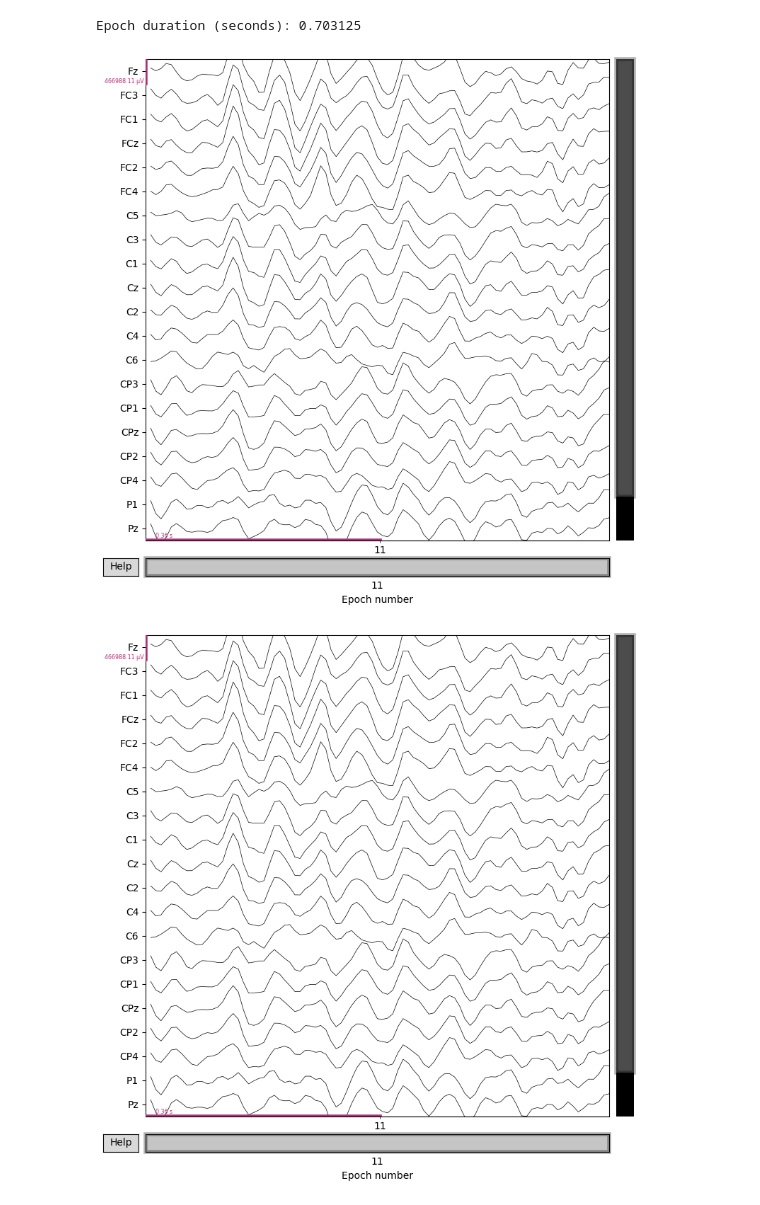
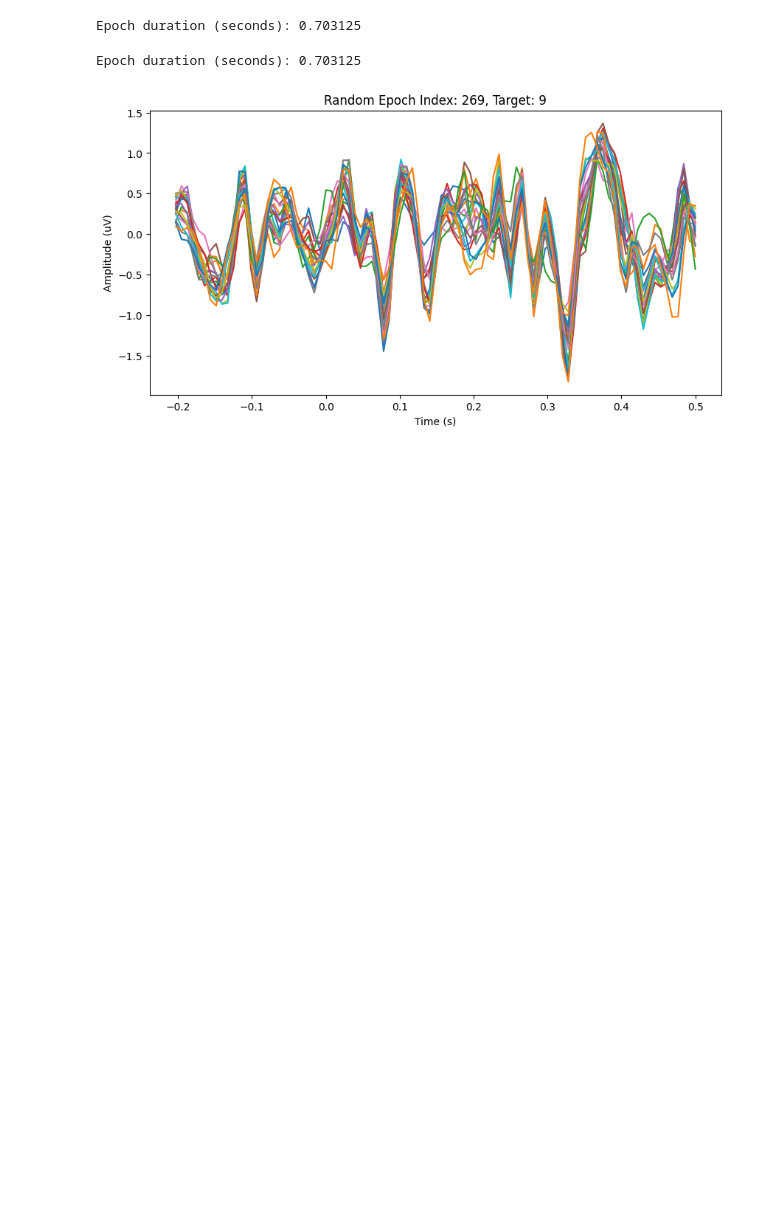
Before and after one commit to PraKesEy/EEGNetReplication, a Jupyter notebook: notebooks/02_preprocessing_pipeline.ipynb, the cells around one changed output. Drawn from its saved outputs; the diff is of its cells as text; code cells hidden in the pictures; blank space fills up the shorter version.

Commit message:
Update how the epochs were broken down

```diff
--- a/notebooks/02_preprocessing_pipeline.ipynb
+++ b/notebooks/02_preprocessing_pipeline.ipynb
@@ -290,8 +290,11 @@ Used Annotations descriptions: [np.str_('1023'), np.str_('1072'), np.str_('276')
 [figure]
 [figure]
 # %%
-# Break the data into segments using start of trial markers
-epochsT = mne.Epochs(rawA01T_std, eventsT, event_id={'Start of a trial': 6}, baseline=None, preload=True)
+# Break the data into trials using cue onset markers
+epocsT_std = mne.Epochs(rawA01T_std, eventsT, event_id={'Cue onset left (class 1)': 7,
+                                                        'Cue onset right (class 2)': 8,
+                                                        'Cue onset foot (class 3)': 9,
+                                                        'Cue onset tongue (class 4)': 10}, baseline=None, preload=True)
 # %% [output]
 Not setting metadata
 288 matching events found
@@ -301,8 +304,8 @@ Using data from preloaded Raw for 288 events and 91 original time points ...
 0 bad epochs dropped
 # %%
 # Convert epochs to numpy arrays for model input
-X_train = epochsT.get_data()  # Shape: (n_epochs, n_channels, n_times)
-y_train = epochsT.events[:, -1]  # Extract labels from events
+X_train = epocsT_std.get_data()  # Shape: (n_epochs, n_channels, n_times)
+y_train = epocsT_std.events[:, -1]  # Extract labels from events
 print("Training data shape:", X_train.shape)
 print("Training labels shape:", y_train.shape)
 # %% [output]
@@ -315,8 +318,19 @@ print("Epoch duration (seconds):", epoch_duration)
 # %% [output]
 Epoch duration (seconds): 0.703125
 # %%
-# Plot one epoch to verify
-epochsT[2].plot(scalings='auto', title='Epochs from A01T', show=True, block=True)
+# Plot epoch vs target for a random epochs
+epoch_duration = epocsT_std.times[-1] - epocsT_std.times[0]
+print("Epoch duration (seconds):", epoch_duration)
+import random
+import matplotlib.pyplot as plt
+n_epochs = X_train.shape[0]
+random_epoch_idx = random.randint(0, n_epochs - 1)
+plt.figure(figsize=(10, 5))
+plt.plot(epocsT_std.times, X_train[random_epoch_idx].T)
+plt.title(f'Random Epoch Index: {random_epoch_idx}, Target: {y_train[random_epoch_idx]}')
+plt.xlabel('Time (s)')
+plt.ylabel('Amplitude (uV)')
+plt.show()
 # %% [output]
+Epoch duration (seconds): 0.703125
-[figure, old version]
+[figure, new version]
-[figure, removed]
```
Also changed, not shown: parts of 1 cell of this notebook, 1 other file.
